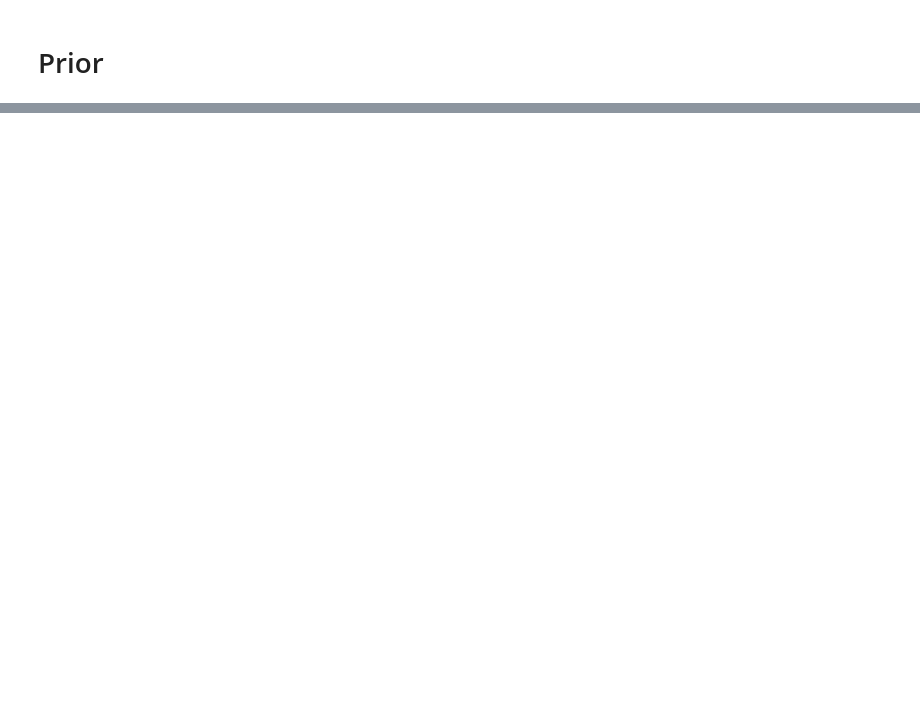
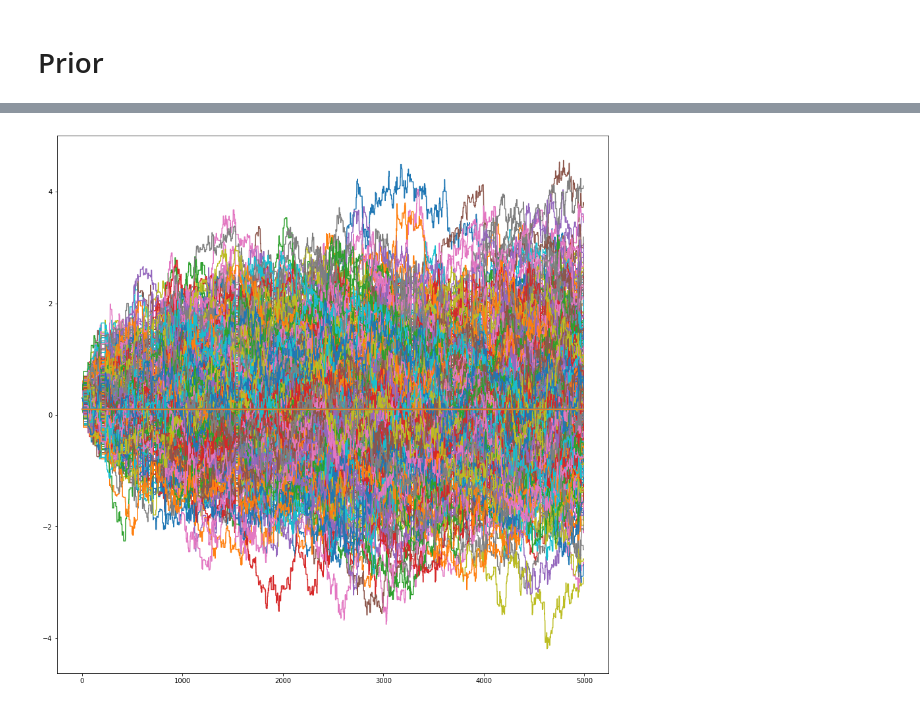
Before and after one commit to katrina-petroske/G2S3_PAT, a Jupyter notebook: Project_Optical.ipynb, the cells around one changed output, grey strips where cells are left out. Cells and saved outputs as stored; diff of their text form; code cells hidden in the pictures; blank space fills up the shorter version.

```diff
--- a/Project_Optical.ipynb
+++ b/Project_Optical.ipynb
@@ -58,0 +132,25 @@ logPrior = ma.GaussianProcess(mean, kern).Discretize(mesh.coordinates().T).AsDen
+# %%
+problem = ms.SamplingProblem(graph.CreateModPiece("Posterior"))
+# %%
+proposalOptions = dict()
+proposalOptions['Method'] = 'MHProposal'
+proposalOptions['ProposalVariance'] = 1e-2
+
+kernelOptions = dict()
+kernelOptions['Method'] = 'MHKernel'
+kernelOptions['Proposal'] = 'ProposalBlock'
+kernelOptions['ProposalBlock'] = proposalOptions
+
+options = dict()
+options['NumSamples'] = 5000
+options['ThinIncrement'] = 1
+options['BurnIn'] = 10
+options['KernelList'] = 'Kernel1'
+options['PrintLevel'] = 3
+options['Kernel1'] = kernelOptions
+
+mcmc = ms.SingleChainMCMC(options,problem)
+# %%
+start_sigma = sigma_true.vector().get_local() #0.3*np.ones(V.dim())
+start_mu = mu_true.vector().get_local() #0.1*np.ones(V.dim())
+samps = mcmc.Run([start_sigma, start_mu])
@@ -58,0 +204,8 @@ logPrior = ma.GaussianProcess(mean, kern).Discretize(mesh.coordinates().T).AsDen
+# %%
+sampMat = samps.AsMatrix()
+# %%
+plt.figure(figsize=(15,15))
+plt.plot(sampMat.T[:,:])
+plt.show()
+# %% [output]
+[figure, added]
```
Also changed, not shown: parts of 11 cells of this notebook, 1 other file.
